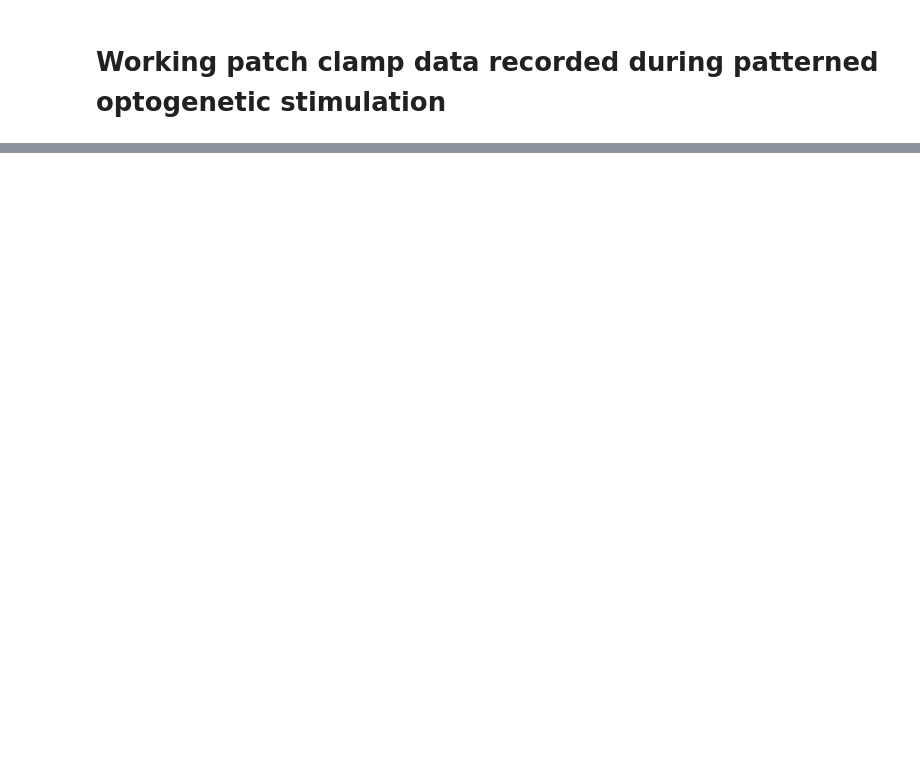
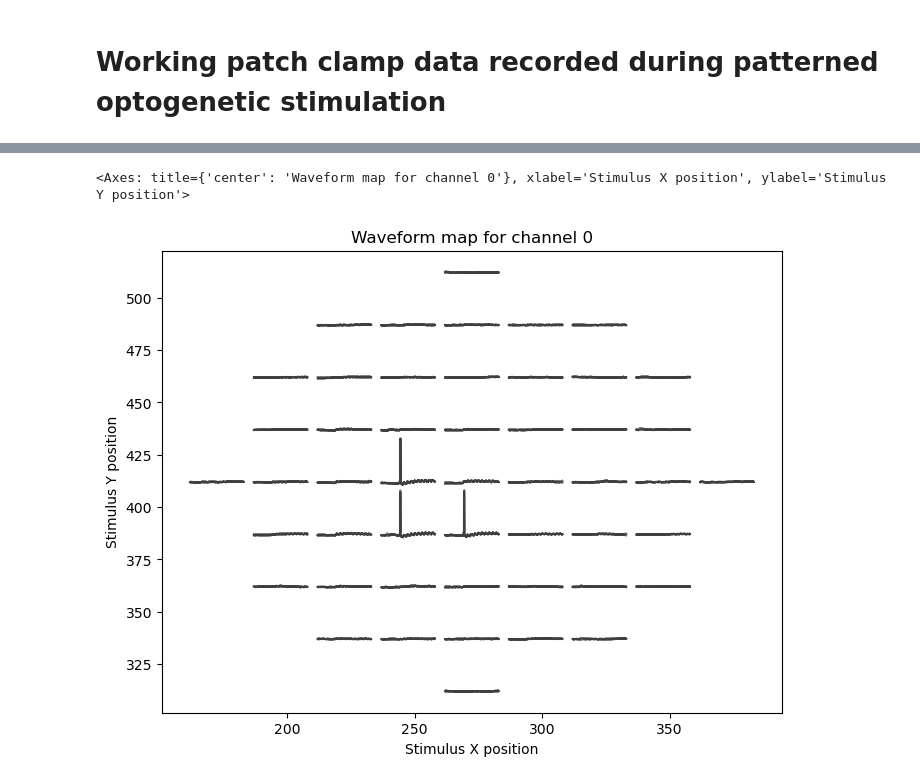
Before and after one commit to dbheadley/mimo_pack, a Jupyter notebook: tutorials/AnalyzePatternedOptoStimInVitro.ipynb, the cells around one changed output, grey strips where cells are left out. Cells and saved outputs as stored; diff of their text form; code cells hidden in the pictures; blank space fills up the shorter version.

```diff
--- a/tutorials/AnalyzePatternedOptoStimInVitro.ipynb
+++ b/tutorials/AnalyzePatternedOptoStimInVitro.ipynb
@@ -125,0 +210,17 @@ def load_images_xr(directory_path: str, image_extensions: List[str] = None) -> x
+# %%
+# Create file paths
+imgs_path = os.path.join('..','test_data','invitro','single_squares')
+abf_path = os.path.join('..','test_data','invitro','25707017.abf')
+
+# Load the recording and patterns
+rec = load_abf_xr(abf_path)
+patterns = load_images_xr(imgs_path, insert_blank=True)
+
+# Add stimulation locations to the recording
+rec = focal_stimulation(rec, patterns)
+
+fig, ax = plt.subplots(figsize=(8, 6))
+focal_stim_map(rec, ax=ax, x_scale=0.007)
+# %% [output]
+<Axes: title={'center': 'Waveform map for channel 0'}, xlabel='Stimulus X position', ylabel='Stimulus Y position'>
+[figure, added]
```
Also changed, not shown: parts of 17 cells of this notebook, 8 other files.
